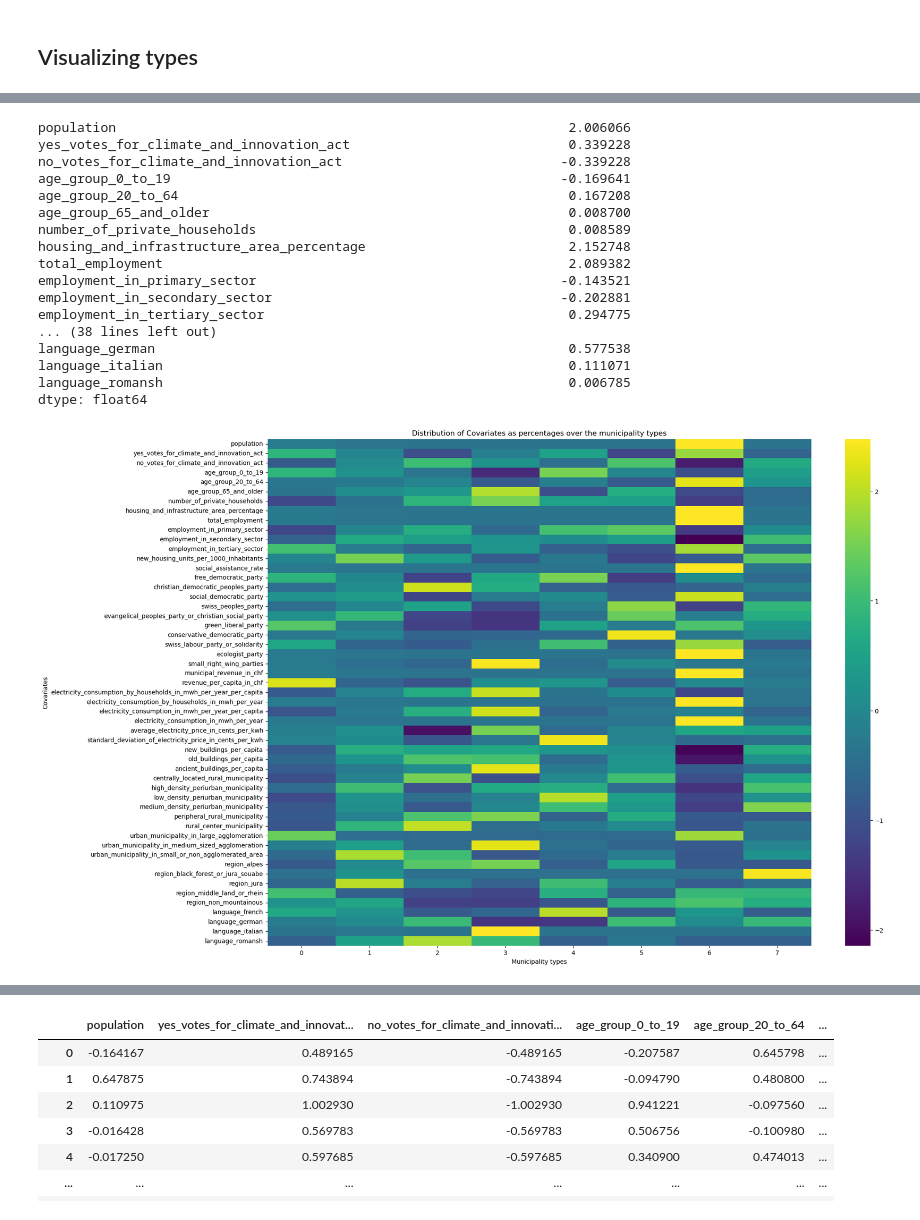
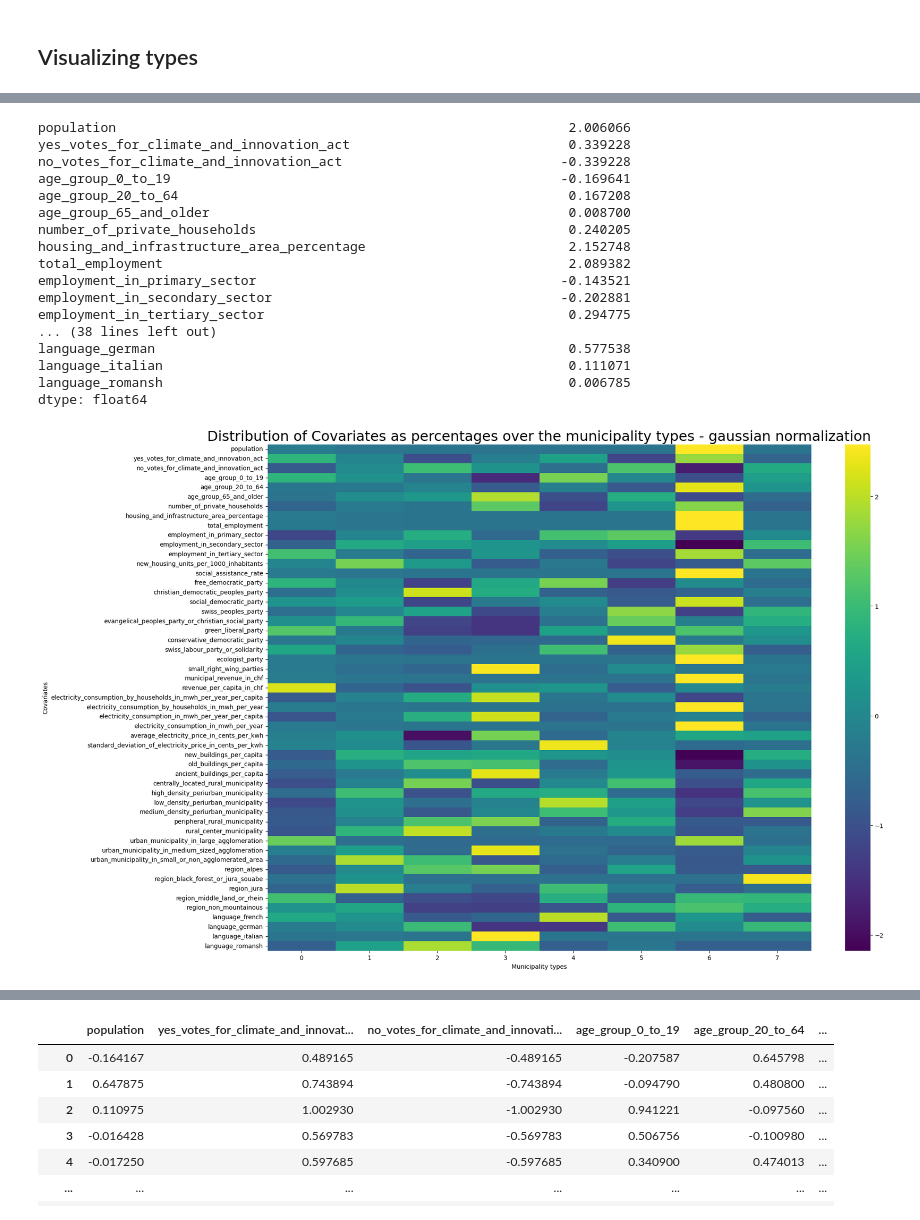
Before and after one commit to matheogodenzi/EnergyTransitionPotential, a Jupyter notebook: source/models/deep_embeddded_clustering.ipynb, the cells around one changed output, grey strips where cells are left out. Cells and saved outputs as stored; diff of their text form; code cells hidden in the pictures.

```diff
--- a/source/models/deep_embeddded_clustering.ipynb
+++ b/source/models/deep_embeddded_clustering.ipynb
@@ -670,10 +670,10 @@ Cluster labels: [ 0 -1  0 ...  1 -1 -1]
 # %% [markdown]
 ## K-Means Clustering
+# %%
+#X_latent = np.genfromtxt("../../data/cleaned_data/X_encoded_simple_to_keep.csv", delimiter=",")
+X_latent = np.genfromtxt("../../data/cleaned_data/X_encoded_simple_best.csv", delimiter=",")
+#X_latent = np.genfromtxt("../../data/cleaned_data/X_encoded.csv", delimiter=",")
 # %%
-
-#X_latent = np.genfromtxt("../../data/cleaned_data/X_encoded_simple_to_keep.csv", delimiter=",")
-X_latent = np.genfromtxt("../../data/cleaned_data/X_encoded_simple.csv", delimiter=",")
-
 # Number of clusters to test
 number_of_clusters = np.arange(2, 21)  # Clusters from 2 to 20
 
@@ -853,7 +851,7 @@ no_votes_for_climate_and_innovation_act                            -0.339228
 age_group_0_to_19                                                  -0.169641
 age_group_20_to_64                                                  0.167208
 age_group_65_and_older                                              0.008700
-number_of_private_households                                        0.008589
+number_of_private_households                                        0.240205
 housing_and_infrastructure_area_percentage                          2.152748
 total_employment                                                    2.089382
 employment_in_primary_sector                                       -0.143521
@@ -866,11 +864,14 @@ language_romansh                                                    0.006785
 dtype: float64
 # %%
 typologies_df_normalized = typologies_df.copy()
+typologies_df_min_max = typologies_df.copy()
 
 for col in typologies_df_normalized.columns:
     typologies_df_normalized[col] = (typologies_df_normalized[col]-typologies_df_normalized[col].mean())/typologies_df_normalized[col].std()
+    typologies_df_min_max[col] = (typologies_df_min_max[col]-typologies_df_min_max[col].min())/(typologies_df_min_max[col].max()-typologies_df_min_max[col].min())
 
-typologies_df_normalized.columns = [
+
+column_names = [
     'population',
     'yes_votes_for_climate_and_innovation_act',
     'no_votes_for_climate_and_innovation_act',
@@ -925,15 +926,17 @@ typologies_df_normalized.columns = [
     'language_italian',
     'language_romansh'
 ]
+typologies_df_normalized.columns = column_names
+typologies_df_min_max.columns= column_names
 # %%
 # Create a heatmap of the DataFrame
 plt.figure(figsize=(20, 15))
 sns.heatmap(typologies_df_normalized.T, annot=False, fmt='g', cmap='viridis', cbar=True)
 
 # Add labels and title
-plt.title("Distribution of Covariates as percentages over the municipality types")
+plt.title("Distribution of Covariates as percentages over the municipality types - gaussian normalization", size=23)
 plt.xlabel("Municipality types")
 plt.ylabel("Covariates")
 plt.show()
 # %% [output]
-[figure, old version]
+[figure, new version]
```
Also changed, not shown: parts of 32 cells of this notebook, 3 other files.
